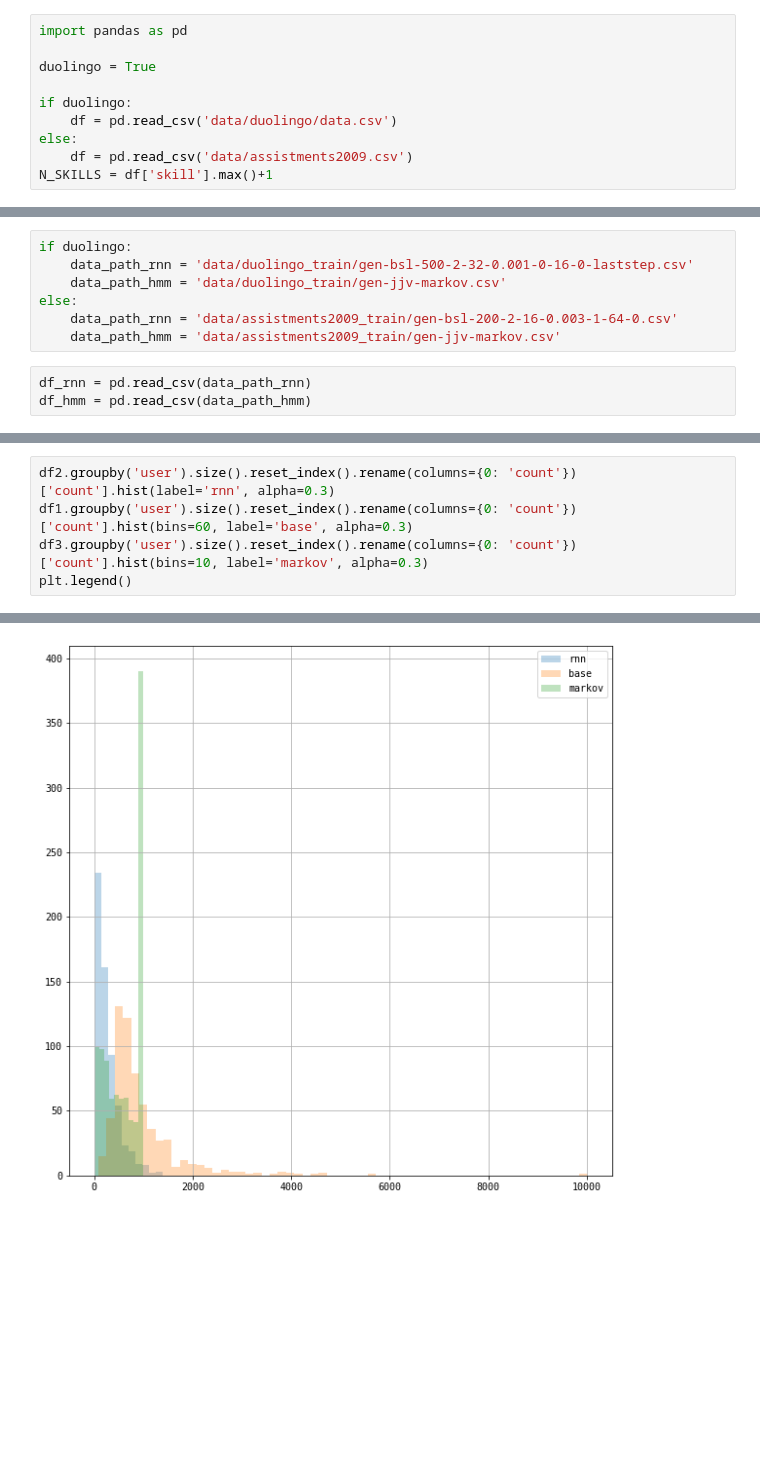
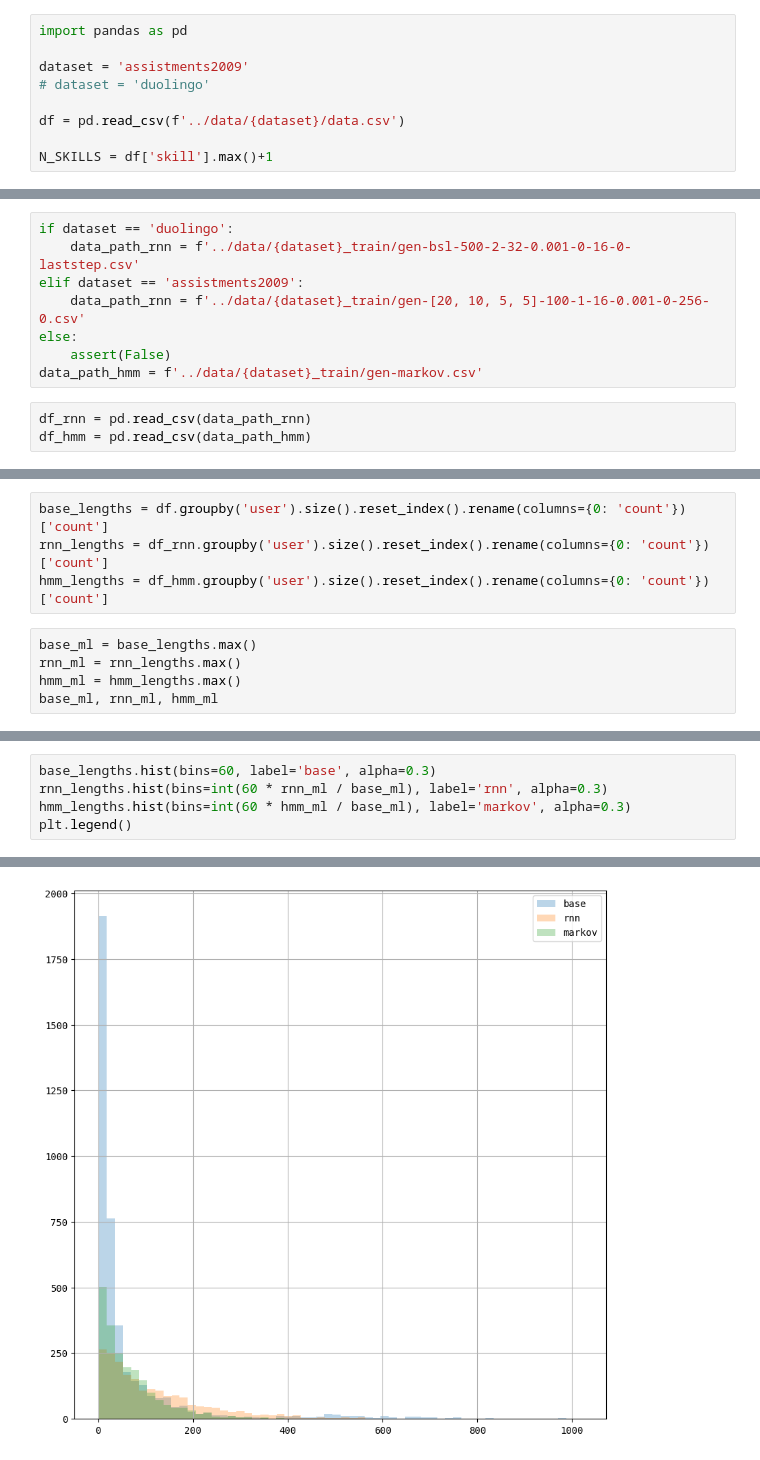
Before and after one commit to Akulen/PrivGen, a Jupyter notebook: notebooks/Attack.ipynb, the cells around one changed output, grey strips where cells are left out. Saved outputs shown, nothing was run; the diff lists cells and outputs as text; blank space fills up the shorter version.

```diff
--- a/notebooks/Attack.ipynb
+++ b/notebooks/Attack.ipynb
@@ -1,12 +1,11 @@
 # %%
 import pandas as pd
 
-duolingo = True
+dataset = 'assistments2009'
+# dataset = 'duolingo'
 
-if duolingo:
-    df = pd.read_csv('data/duolingo/data.csv')
-else:
-    df = pd.read_csv('data/assistments2009.csv')
+df = pd.read_csv(f'../data/{dataset}/data.csv')
+
 N_SKILLS = df['skill'].max()+1
 # %%
 n = df['user'].nunique()
@@ -590,10 +554,11 @@ if True:
 # %%
-if duolingo:
-    data_path_rnn = 'data/duolingo_train/gen-bsl-500-2-32-0.001-0-16-0-laststep.csv'
-    data_path_hmm = 'data/duolingo_train/gen-jjv-markov.csv'
+if dataset == 'duolingo':
+    data_path_rnn = f'../data/{dataset}_train/gen-bsl-500-2-32-0.001-0-16-0-laststep.csv'
+elif dataset == 'assistments2009':
+    data_path_rnn = f'../data/{dataset}_train/gen-[20, 10, 5, 5]-100-1-16-0.001-0-256-0.csv'
 else:
-    data_path_rnn = 'data/assistments2009_train/gen-bsl-200-2-16-0.003-1-64-0.csv'
-    data_path_hmm = 'data/assistments2009_train/gen-jjv-markov.csv'
+    assert(False)
+data_path_hmm = f'../data/{dataset}_train/gen-markov.csv'
 # %%
 df_rnn = pd.read_csv(data_path_rnn)
 df_hmm = pd.read_csv(data_path_hmm)
@@ -682,0 +615,9 @@ max([user for user, _ in df2.groupby('user')])
+# %%
+base_lengths = df.groupby('user').size().reset_index().rename(columns={0: 'count'})['count']
+rnn_lengths = df_rnn.groupby('user').size().reset_index().rename(columns={0: 'count'})['count']
+hmm_lengths = df_hmm.groupby('user').size().reset_index().rename(columns={0: 'count'})['count']
+# %%
+base_ml = base_lengths.max()
+rnn_ml = rnn_lengths.max()
+hmm_ml = hmm_lengths.max()
+base_ml, rnn_ml, hmm_ml
@@ -683,8 +626,8 @@ max([user for user, _ in df2.groupby('user')])
 # %%
-df2.groupby('user').size().reset_index().rename(columns={0: 'count'})['count'].hist(label='rnn', alpha=0.3)
-df1.groupby('user').size().reset_index().rename(columns={0: 'count'})['count'].hist(bins=60, label='base', alpha=0.3)
-df3.groupby('user').size().reset_index().rename(columns={0: 'count'})['count'].hist(bins=10, label='markov', alpha=0.3)
+base_lengths.hist(bins=60, label='base', alpha=0.3)
+rnn_lengths.hist(bins=int(60 * rnn_ml / base_ml), label='rnn', alpha=0.3)
+hmm_lengths.hist(bins=int(60 * hmm_ml / base_ml), label='markov', alpha=0.3)
 plt.legend()
 # %% [output]
 <matplotlib.legend.Legend at 0x...>
-[figure, old version]
+[figure, new version]
```
Also changed, not shown: parts of 40 cells of this notebook, 2 other files.
